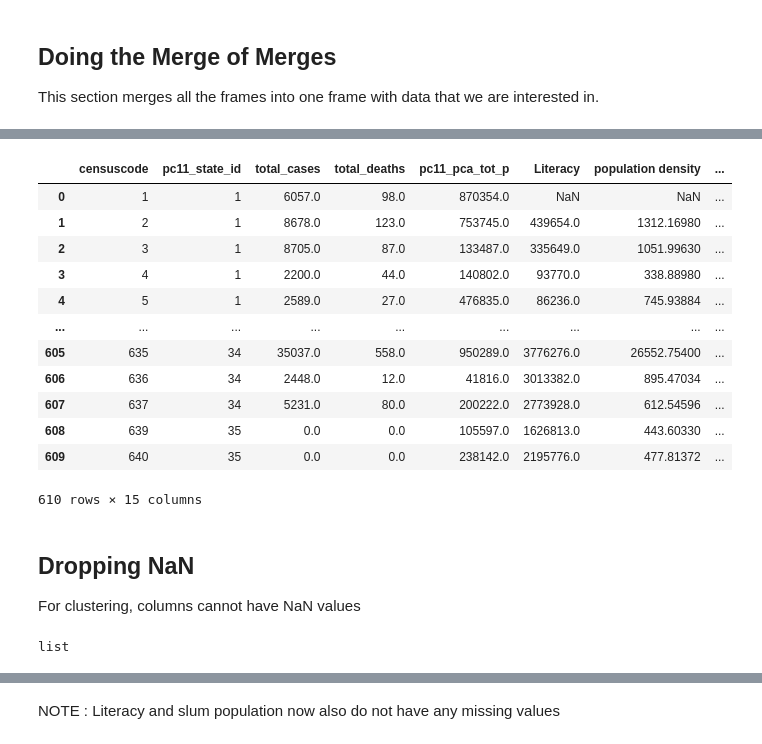
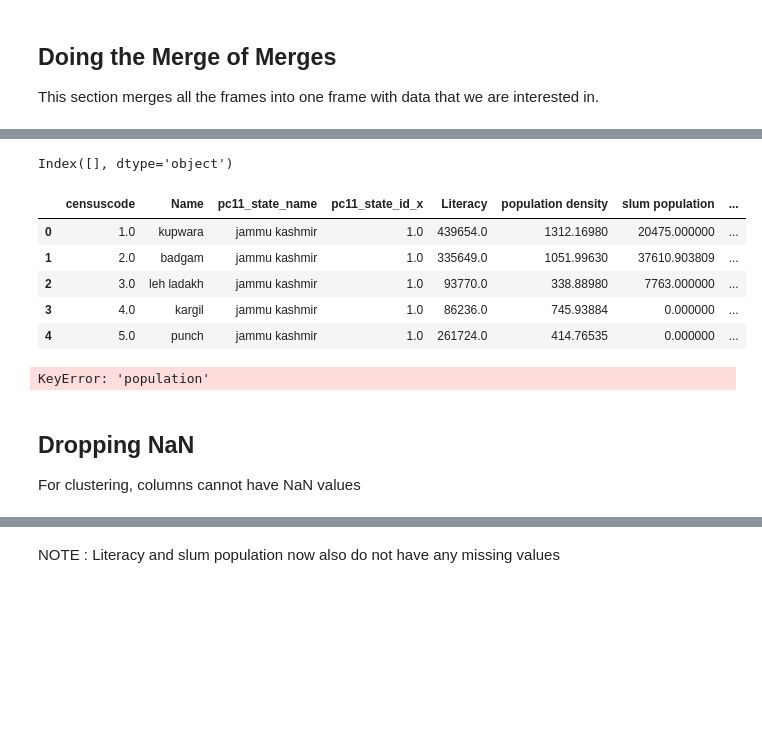
Before and after one commit to Daniel-Los/Introduction-to-datascience-final-project, a Jupyter notebook: Dataframes.ipynb, the cells around one changed output, grey strips where cells are left out. Saved outputs shown, nothing was run; the diff lists cells and outputs as text; code cells hidden in the pictures; blank space fills up the shorter version.

```diff
--- a/Dataframes.ipynb
+++ b/Dataframes.ipynb
@@ -464,31 +485,47 @@ Index(['censuscode', 'pc11_state_id', 'total_cases', 'total_deaths',
+# %%
+champion = pd.DataFrame()
+champion.keys()
+
+#This section translates the labels. The if block prevents double running.
+if 'Care facilities (hospitals/clinics)' not in champion.keys():
+    labeldict ={'pc11_district_name':'Name',
+                'pc11_state_id_x': 'State id'
+                'pc11_pca_tot_p': 'population',
+                'pc11_pca_p_lit': 'Literacy',
+                'pc11_pca_p_lit':'Literacy',
+                'pc11_pop_dens': 'population density',
+                'pc11_slum_pop':'slum population',
+                'pc11_urb_share':'Urban population share',
+                'dlhs4_dh_icu_beds':'Beds (IC)',
+                'dlhs4_total_beds':'Beds (total)',
+                'dlhs4_total_facilities':'Care facilities (hospitals/clinics)'}
+
+champion = mergy.rename(columns=labeldict)
+
+champion.head()
+# %% [output]
+Index([], dtype='object')
+|  | censuscode | Name | pc11_state_name | pc11_state_id_x | Literacy | population density | slum population | ... |
+| 0 | 1.0 | kupwara | jammu kashmir | 1.0 | 439654.0 | 1312.16980 | 20475.000000 | ... |
+| 1 | 2.0 | badgam | jammu kashmir | 1.0 | 335649.0 | 1051.99630 | 37610.903809 | ... |
+| 2 | 3.0 | leh ladakh | jammu kashmir | 1.0 | 93770.0 | 338.88980 | 7763.000000 | ... |
+| 3 | 4.0 | kargil | jammu kashmir | 1.0 | 86236.0 | 745.93884 | 0.000000 | ... |
+| 4 | 5.0 | punch | jammu kashmir | 1.0 | 261724.0 | 414.76535 | 0.000000 | ... |
 # %%
-champion['deaths per 100.000'] = champion['total_deaths']/champion['pc11_pca_tot_p']*1e5
-champion['cases per 100.000'] = champion['total_cases']/champion['pc11_pca_tot_p']*1e5
+champion['deaths per 100.000'] = champion['total_deaths']/champion['population']*1e5
+champion['cases per 100.000'] = champion['total_cases']/champion['population']*1e5
 
+champion.sort_values(by='censuscode')
 champion
 # %% [output]
-|  | censuscode | pc11_state_id | total_cases | total_deaths | pc11_pca_tot_p | Literacy | population density | ... |
-| 0 | 1 | 1 | 6057.0 | 98.0 | 870354.0 | NaN | NaN | ... |
-| 1 | 2 | 1 | 8678.0 | 123.0 | 753745.0 | 439654.0 | 1312.16980 | ... |
-| 2 | 3 | 1 | 8705.0 | 87.0 | 133487.0 | 335649.0 | 1051.99630 | ... |
-| 3 | 4 | 1 | 2200.0 | 44.0 | 140802.0 | 93770.0 | 338.88980 | ... |
-| 4 | 5 | 1 | 2589.0 | 27.0 | 476835.0 | 86236.0 | 745.93884 | ... |
-| ... | ... | ... | ... | ... | ... | ... | ... | ... |
-| 605 | 635 | 34 | 35037.0 | 558.0 | 950289.0 | 3776276.0 | 26552.75400 | ... |
-| 606 | 636 | 34 | 2448.0 | 12.0 | 41816.0 | 3013382.0 | 895.47034 | ... |
-| 607 | 637 | 34 | 5231.0 | 80.0 | 200222.0 | 2773928.0 | 612.54596 | ... |
-| 608 | 639 | 35 | 0.0 | 0.0 | 105597.0 | 1626813.0 | 443.60330 | ... |
-| 609 | 640 | 35 | 0.0 | 0.0 | 238142.0 | 2195776.0 | 477.81372 | ... |
-610 rows × 15 columns
+KeyError: 'population'
 # %% [markdown]
 ## Dropping NaN
 
 For clustering, columns cannot have NaN values
 # %%
-columns_to_plot = champion.columns.values.tolist()
-type(columns_to_plot)
+columns_to_plot = list(champion.keys())
+columns_to_plot
-# %% [output]
-list
 # %%
 # Checking number of nans per column
 champion[columns_to_plot].isna().sum()
```
Also changed, not shown: parts of 14 cells of this notebook, 1 other file.
